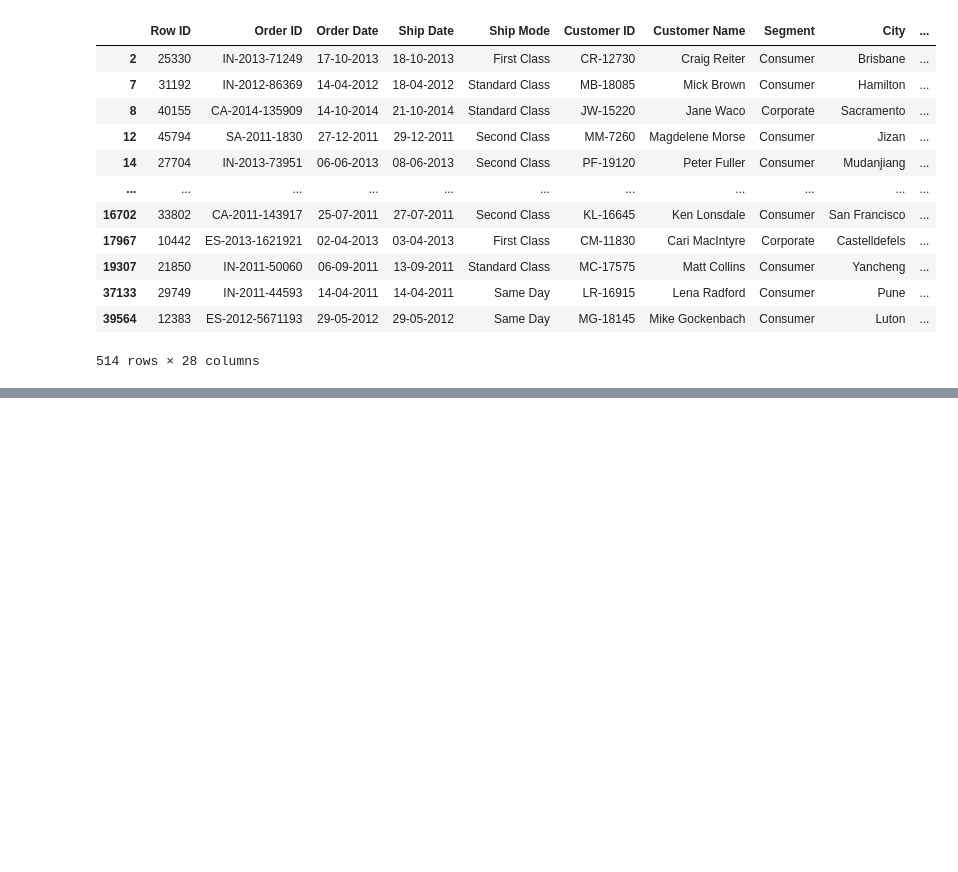
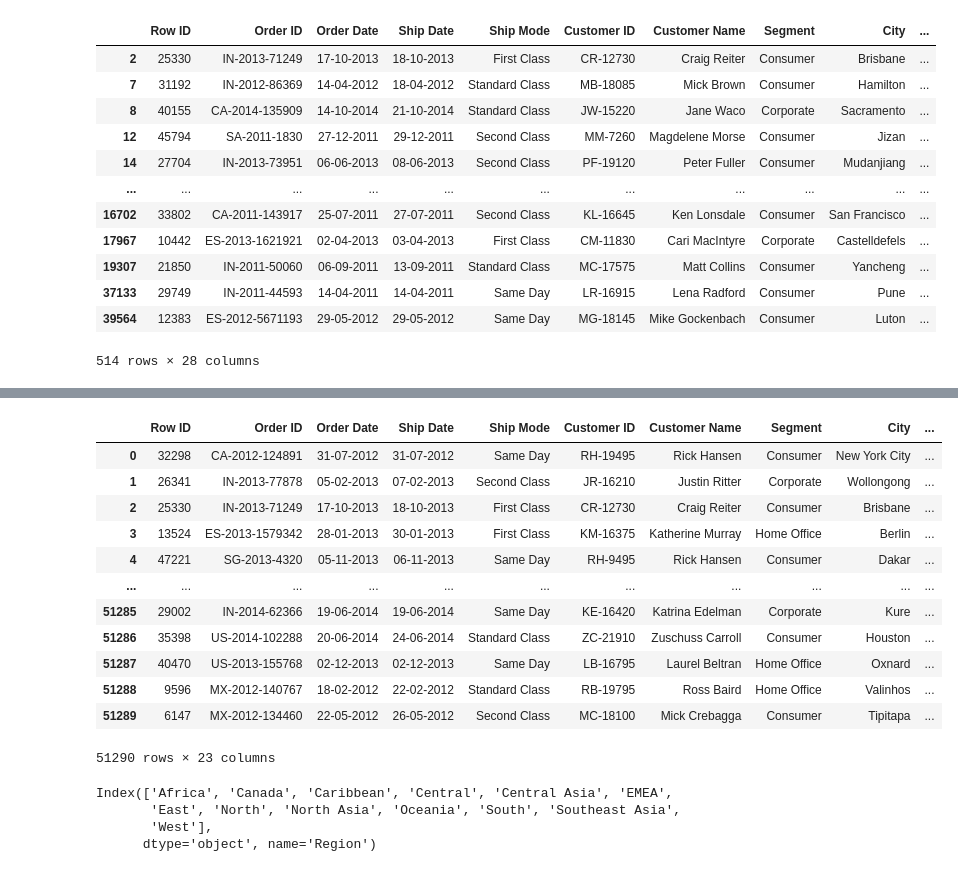
Before and after one commit to darshitparmar/Super-Store-Analysis, a Jupyter notebook: SuperStore.ipynb, the cells around one changed output, grey strips where cells are left out. Drawn from its saved outputs; the diff is of its cells as text; code cells hidden in the pictures; blank space fills up the shorter version.

```diff
--- a/SuperStore.ipynb
+++ b/SuperStore.ipynb
@@ -276,0 +316,25 @@ df.loc[df['Pecentile'] > 99]
+# %%
+df_graphs = df_og.copy()
+df_graphs
+# %% [output]
+|  | Row ID | Order ID | Order Date | Ship Date | Ship Mode | Customer ID | Customer Name | Segment | City | ... |
+| 0 | 32298 | CA-2012-124891 | 31-07-2012 | 31-07-2012 | Same Day | RH-19495 | Rick Hansen | Consumer | New York City | ... |
+| 1 | 26341 | IN-2013-77878 | 05-02-2013 | 07-02-2013 | Second Class | JR-16210 | Justin Ritter | Corporate | Wollongong | ... |
+| 2 | 25330 | IN-2013-71249 | 17-10-2013 | 18-10-2013 | First Class | CR-12730 | Craig Reiter | Consumer | Brisbane | ... |
+| 3 | 13524 | ES-2013-1579342 | 28-01-2013 | 30-01-2013 | First Class | KM-16375 | Katherine Murray | Home Office | Berlin | ... |
+| 4 | 47221 | SG-2013-4320 | 05-11-2013 | 06-11-2013 | Same Day | RH-9495 | Rick Hansen | Consumer | Dakar | ... |
+| ... | ... | ... | ... | ... | ... | ... | ... | ... | ... | ... |
+| 51285 | 29002 | IN-2014-62366 | 19-06-2014 | 19-06-2014 | Same Day | KE-16420 | Katrina Edelman | Corporate | Kure | ... |
+| 51286 | 35398 | US-2014-102288 | 20-06-2014 | 24-06-2014 | Standard Class | ZC-21910 | Zuschuss Carroll | Consumer | Houston | ... |
+| 51287 | 40470 | US-2013-155768 | 02-12-2013 | 02-12-2013 | Same Day | LB-16795 | Laurel Beltran | Home Office | Oxnard | ... |
+| 51288 | 9596 | MX-2012-140767 | 18-02-2012 | 22-02-2012 | Standard Class | RB-19795 | Ross Baird | Home Office | Valinhos | ... |
+| 51289 | 6147 | MX-2012-134460 | 22-05-2012 | 26-05-2012 | Second Class | MC-18100 | Mick Crebagga | Consumer | Tipitapa | ... |
+51290 rows × 23 columns
+# %%
+Sum_of_Profits_by_Region = df_graphs.groupby('Region')['Profit'].sum()
+Sum_of_Profits_by_Region.index
+# %% [output]
+Index(['Africa', 'Canada', 'Caribbean', 'Central', 'Central Asia', 'EMEA',
+       'East', 'North', 'North Asia', 'Oceania', 'South', 'Southeast Asia',
+       'West'],
+      dtype='object', name='Region')
```
Also changed, not shown: parts of 10 cells of this notebook.
